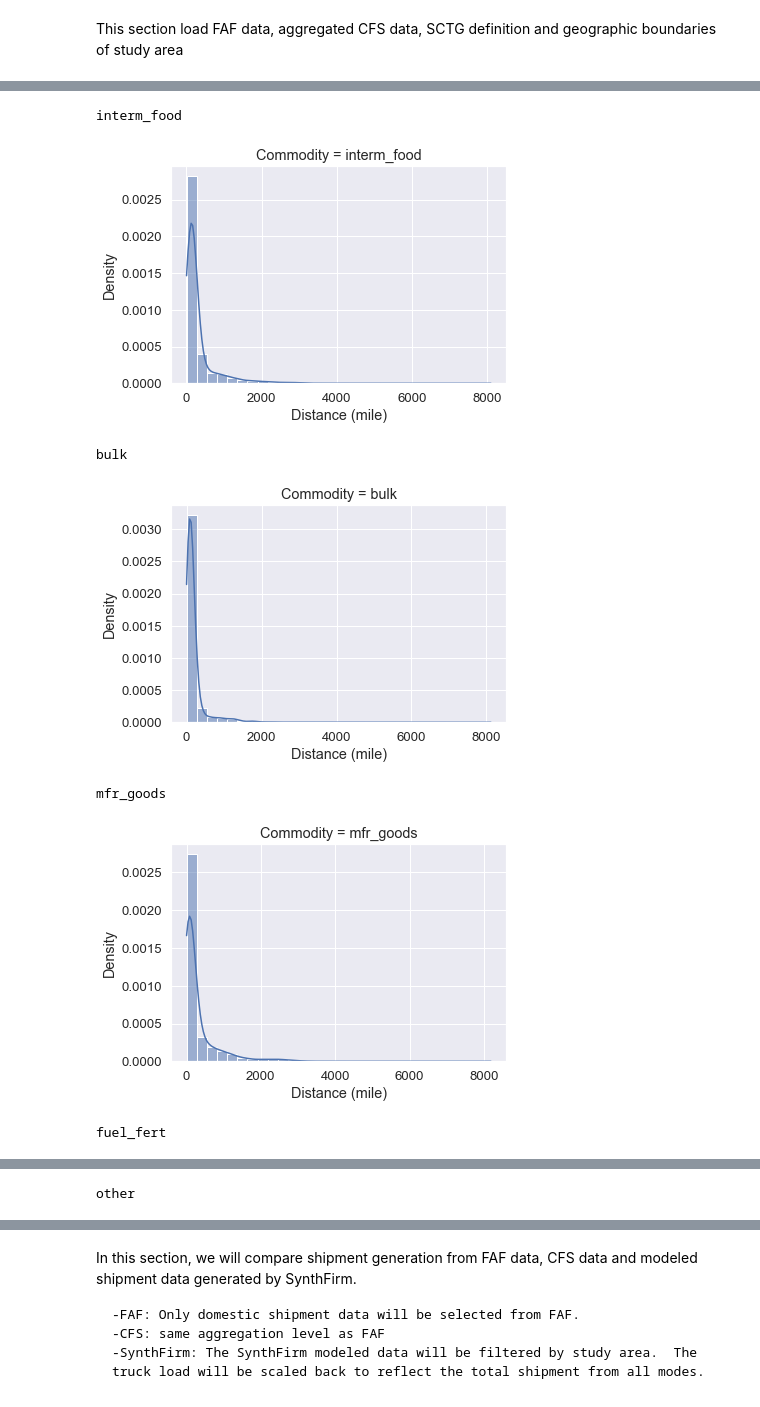
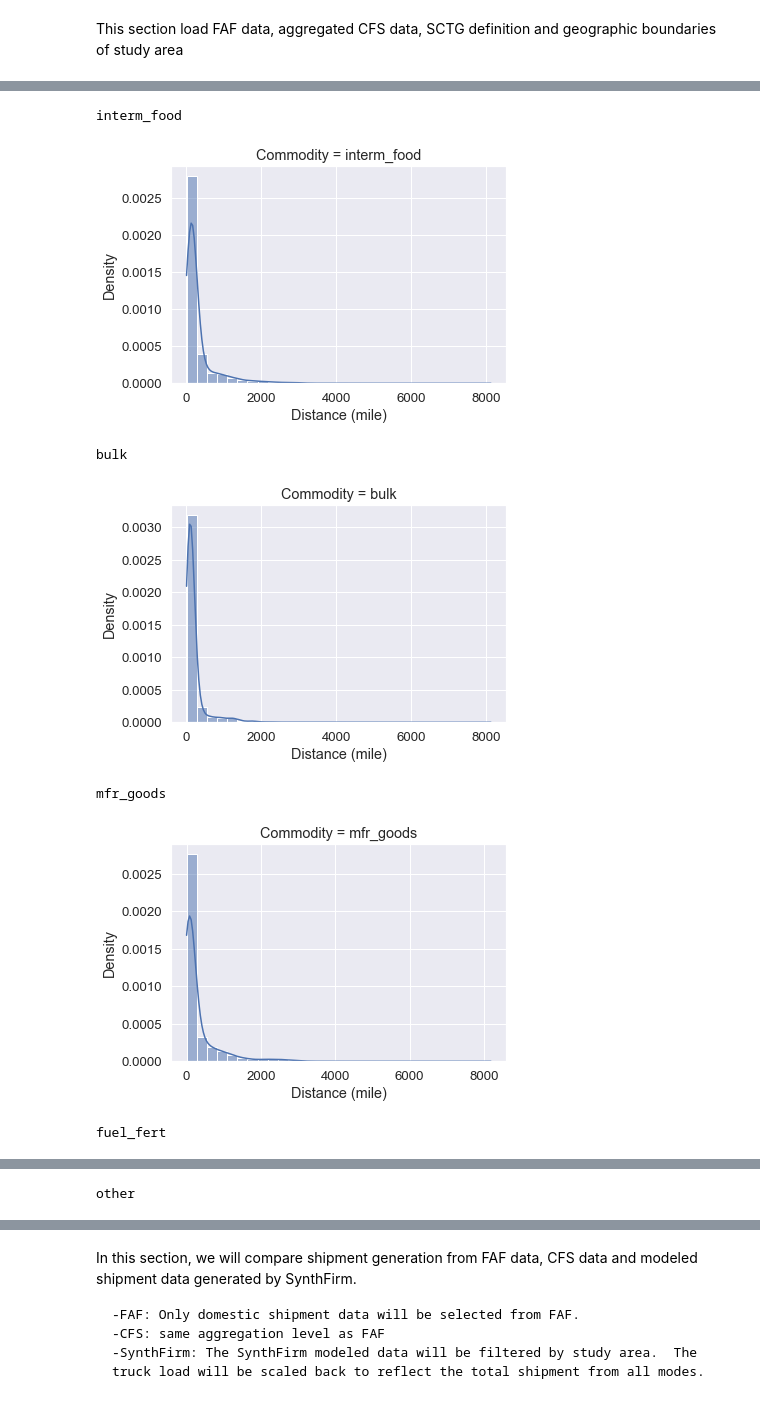
Before and after one commit to LBNL-UCB-STI/SynthFirm, a Jupyter notebook: scenario_analysis/forecast/freight_data_validation_forecast.ipynb, the cells around one changed output, grey strips where cells are left out. Saved outputs shown, nothing was run; the diff lists cells and outputs as text; code cells hidden in the pictures.

```diff
--- a/scenario_analysis/forecast/freight_data_validation_forecast.ipynb
+++ b/scenario_analysis/forecast/freight_data_validation_forecast.ipynb
@@ -22,7 +22,7 @@ mode_lookup = {1: 'Truck', 2: 'Rail', 3: 'Other', 4: 'Air',
                5: 'Parcel', 6: 'Other', 7: 'Other', 8: 'Other'}
 
 #define scenario input
-analysis_year = 2050
+analysis_year = 2040
 shipment_load_attr = 'tons_' + str(analysis_year)
 shipment_tonmile_attr = 'tmiles_' + str(analysis_year)
 # %% [markdown]
@@ -30,28 +30,35 @@ This section load FAF data, aggregated CFS data, SCTG definition and geographic
 # %%
 #load modeled, FAF and CFS results
 # print(c.cfs_distribution_file)
-faf_data = read_csv(c.valid_dir + c.faf_version_4_file, sep = ',')
-modeled_data = read_csv(c.output_dir + c.modeled_file, sep = ',')
+output_dir = 'outputs_SF_2040/'
+param_dir = 'Parameter_SF/'
+plot_dir = 'plots_SF_2040/'
+
+faf_data = read_csv('Validation/' + 'FAF5.3.csv', sep = ',')
+
+modeled_data = read_csv(output_dir + 'processed_b2b_flow_summary.csv', sep = ',')
 modeled_data = modeled_data.loc[modeled_data['mode_choice'] != 'Other']
 #load parameters
-sctg_group_lookup = read_csv(c.param_dir + c.sctg_group_lookup_file, sep = ',')
-mesozone_lookup = read_csv(c.param_dir + c.mesozone_id_lookup_file, sep = ',')
-sctg_definition = read_csv(c.param_dir + c.sctg_definition_file, sep = ',')
+sctg_group_lookup = read_csv(param_dir + 'SCTG_Groups_revised.csv', sep = ',')
+mesozone_lookup = read_csv(param_dir + 'zonal_id_lookup_final.csv', sep = ',')
+sctg_definition = read_csv(param_dir + 'SCTG_definition.csv', sep = ',')
+
 sctg_names = sctg_group_lookup['SCTG_Name'].unique()
 sctg_group_definition = sctg_group_lookup.loc[:, ['SCTG_Group', 'SCTG_Name']]
 sctg_group_definition = sctg_group_definition.drop_duplicates()
 # %%
 # process faf data for validation
+region_code = [62, 64, 65, 69]
 faf_data.loc[:, 'mode_def'] = faf_data.loc[:, 'dms_mode'].map(mode_lookup)
-faf_data = pd.merge(faf_data, sctg_definition, left_on = 'sctg2', right_on = 'SCTG', how = 'left')
+# faf_data = pd.merge(faf_data, sctg_definition, left_on = 'sctg2', right_on = 'SCTG', how = 'left')
 faf_data = pd.merge(faf_data, sctg_group_lookup, left_on = 'sctg2', right_on = 'SCTG_Code', how = 'left')
 pd.options.mode.chained_assignment = None  # default='warn', turn off annoy warning messages
 faf_data.loc[:, 'Distance'] = 1000 * faf_data.loc[:, shipment_tonmile_attr] / faf_data.loc[:, shipment_load_attr]
 faf_data.loc[:, shipment_tonmile_attr] *= 1000000
 faf_data = faf_data.dropna(subset = ['Distance'])
-faf_data_domestic = faf_data.loc[faf_data['trade_type'] == c.trade_type_id] #select domestic shipment only
-bay_area_outflow = faf_data_domestic.loc[faf_data_domestic['dms_orig'].isin(c.region_code)]
-bay_area_inflow = faf_data_domestic.loc[faf_data_domestic['dms_dest'].isin(c.region_code)]
+faf_data_domestic = faf_data.loc[faf_data['trade_type'] == 1] #select domestic shipment only
+bay_area_outflow = faf_data_domestic.loc[faf_data_domestic['dms_orig'].isin(region_code)]
+bay_area_inflow = faf_data_domestic.loc[faf_data_domestic['dms_dest'].isin(region_code)]
 faf_data.head(5)
 # %% [output]
 |  | fr_orig | dms_orig | dms_dest | fr_dest | fr_inmode | dms_mode | fr_outmode | sctg2 | trade_type | dist_band | ... |
@@ -81,38 +88,38 @@ def summary_statistics_generator(data, tonmile_unit_factor = 1000000, shipment_l
                                  distance_var = 'Distance', load_var = 'weight', tonmile_var = 'tmiles'):
     mean_distance = (data[tonmile_var].sum() * tonmile_unit_factor) / \
     (data[load_var].sum() * shipment_load_unit_factor)
     max_distance = data.loc[data[load_var]>0, distance_var].max()
     min_distance = data.loc[data[load_var]>0, distance_var].min()
     data = data.sort_values(distance_var)
     data['weight'] = data[load_var].cumsum()
     cutoff = data[load_var].sum() / 2.0
     median_distance = data.loc[data['weight'] >= cutoff, distance_var].min()
     total_shipment_load = shipment_load_unit_factor * data[load_var].sum() # tons
     return(min_distance, max_distance, mean_distance, median_distance, total_shipment_load)
 
 for sctg in sctg_names:
     print(sctg)
     faf_data_to_describe = faf_data_domestic.loc[faf_data_domestic['SCTG_Name'] == sctg]
     min_distance, max_distance, mean_distance, median_distance, total_shipment_load = \
     summary_statistics_generator(faf_data_to_describe, 1000000, 1000,
                                  'Distance', shipment_load_attr, shipment_tonmile_attr)
     summary_statistics[sctg] = [min_distance, max_distance, mean_distance, median_distance]
     sns.histplot(data = faf_data_to_describe, x= 'Distance', weights = shipment_load_attr, bins = 30,
              stat="density", kde = True, alpha=0.5)
     plt.title('Commodity = ' + sctg)
     plt.xlabel('Distance (mile)')
     plt.ylabel('Density')
-    plt.savefig('Plot_aus_' + str(analysis_year) + '/distance_distribution_for ' + sctg + '.png', bbox_inches = 'tight', dpi = 200)
+    plt.savefig(plot_dir + 'distance_distribution_for ' + sctg + '.png', bbox_inches = 'tight', dpi = 200)
     plt.show()
 
 summary_statistics_df = pd.DataFrame.from_dict(summary_statistics, orient='index',
                         columns=['min', 'max', 'mean', 'median'])
-summary_statistics_df.to_csv(c.output_dir + 'FAF_distance_statistics_by_sctg.csv')
+summary_statistics_df.to_csv(output_dir + 'FAF_distance_statistics_by_sctg.csv')
 # %% [output]
 interm_food
-[figure, old version]
+[figure, new version]
 bulk
-[figure, old version]
+[figure, new version]
 mfr_goods
 [figure]
 fuel_fert
```
Also changed, not shown: parts of 5 cells of this notebook, 3 other files.
